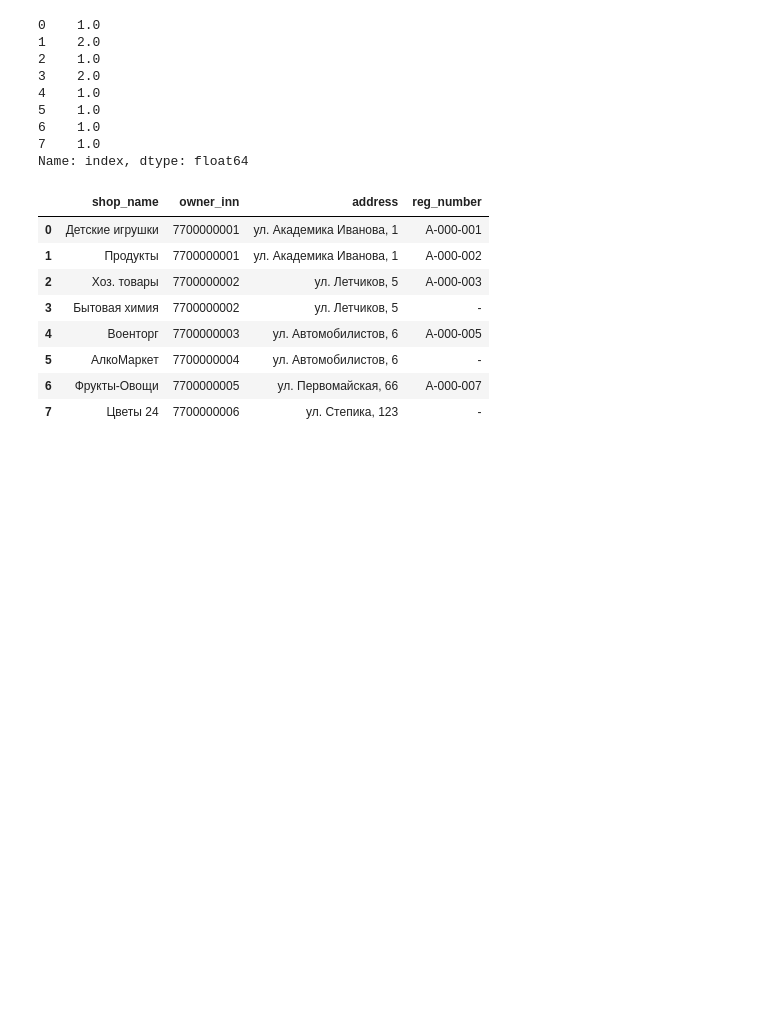
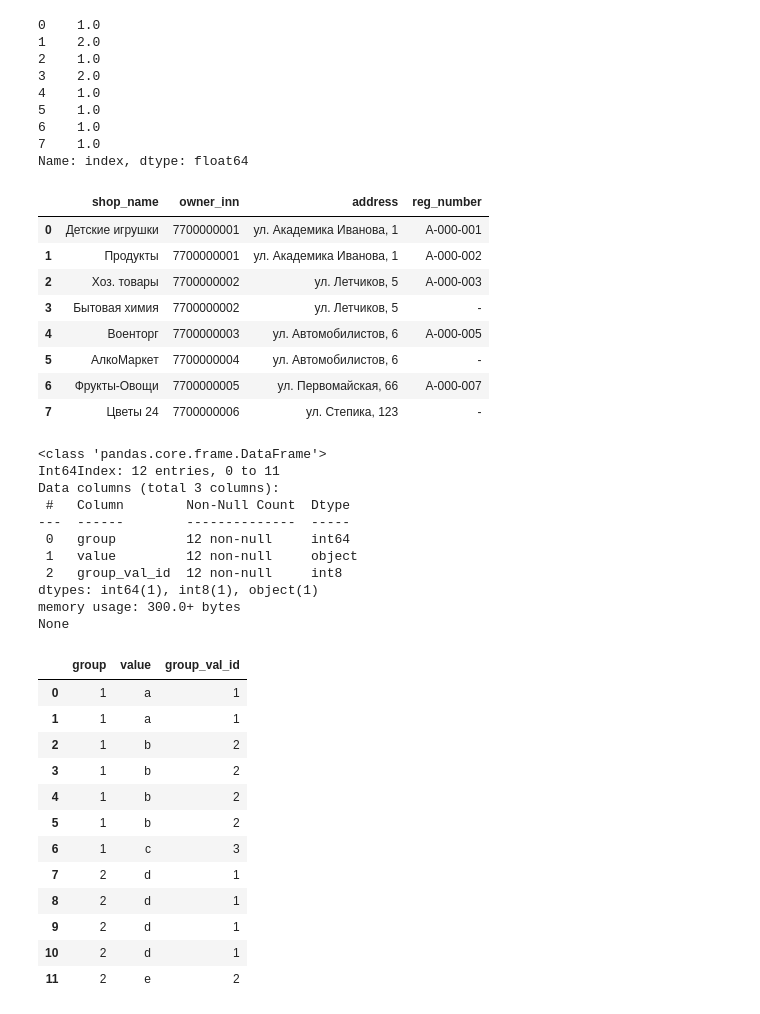
Before and after one commit to dvor85/Statistics, a Jupyter notebook: pandas.ipynb, the cells around one changed output. Saved outputs shown, nothing was run; the diff lists cells and outputs as text; code cells hidden in the pictures; blank space fills up the shorter version.

Commit message:
pandas

```diff
--- a/pandas.ipynb
+++ b/pandas.ipynb
@@ -1878,3 +1878,42 @@ Name: index, dtype: float64
 | 5 | АлкоМаркет | 7700000004 | ул. Автомобилистов, 6 | - |
 | 6 | Фрукты-Овощи | 7700000005 | ул. Первомайская, 66 | A-000-007 |
 | 7 | Цветы 24 | 7700000006 | ул. Степика, 123 | - |
+# %%
+#Для каждой группы определите номер уникального значения:
+
+import pandas as pd
+import numpy as np
+
+def solution(df):
+    df['group_val_id'] = df.groupby(['group']).apply(lambda x: x.groupby('value').ngroup()+1).reset_index(drop=True).astype("int8")
+    print(df.info())
+    return df
+
+df = pd.DataFrame({'group': {0: 1, 1: 1, 2: 1, 3: 1, 4: 1, 5: 1, 6: 1, 7: 2, 8: 2, 9: 2, 10: 2, 11: 2}, 'value': {0: 'a', 1: 'a', 2: 'b', 3: 'b', 4: 'b', 5: 'b', 6: 'c', 7: 'd', 8: 'd', 9: 'd', 10: 'd', 11: 'e'}})
+
+solution(df)
+# %% [output]
+<class 'pandas.core.frame.DataFrame'>
+Int64Index: 12 entries, 0 to 11
+Data columns (total 3 columns):
+ #   Column        Non-Null Count  Dtype
+---  ------        --------------  -----
+ 0   group         12 non-null     int64
+ 1   value         12 non-null     object
+ 2   group_val_id  12 non-null     int8
+dtypes: int64(1), int8(1), object(1)
+memory usage: 300.0+ bytes
+None
+|  | group | value | group_val_id |
+| 0 | 1 | a | 1 |
+| 1 | 1 | a | 1 |
+| 2 | 1 | b | 2 |
+| 3 | 1 | b | 2 |
+| 4 | 1 | b | 2 |
+| 5 | 1 | b | 2 |
+| 6 | 1 | c | 3 |
+| 7 | 2 | d | 1 |
+| 8 | 2 | d | 1 |
+| 9 | 2 | d | 1 |
+| 10 | 2 | d | 1 |
+| 11 | 2 | e | 2 |
```
Also changed, not shown: parts of 14 cells of this notebook.
